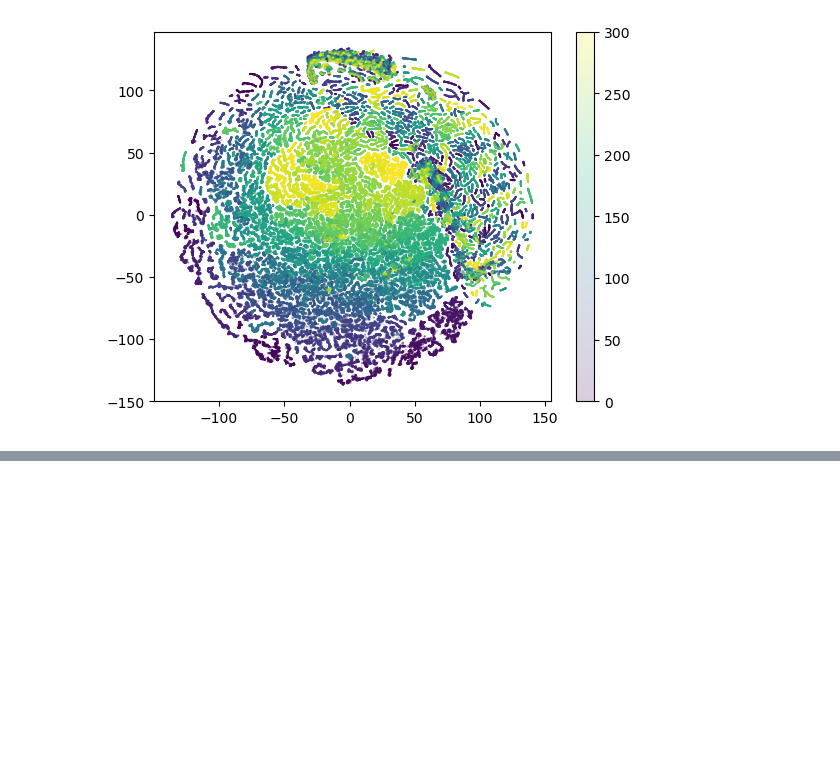
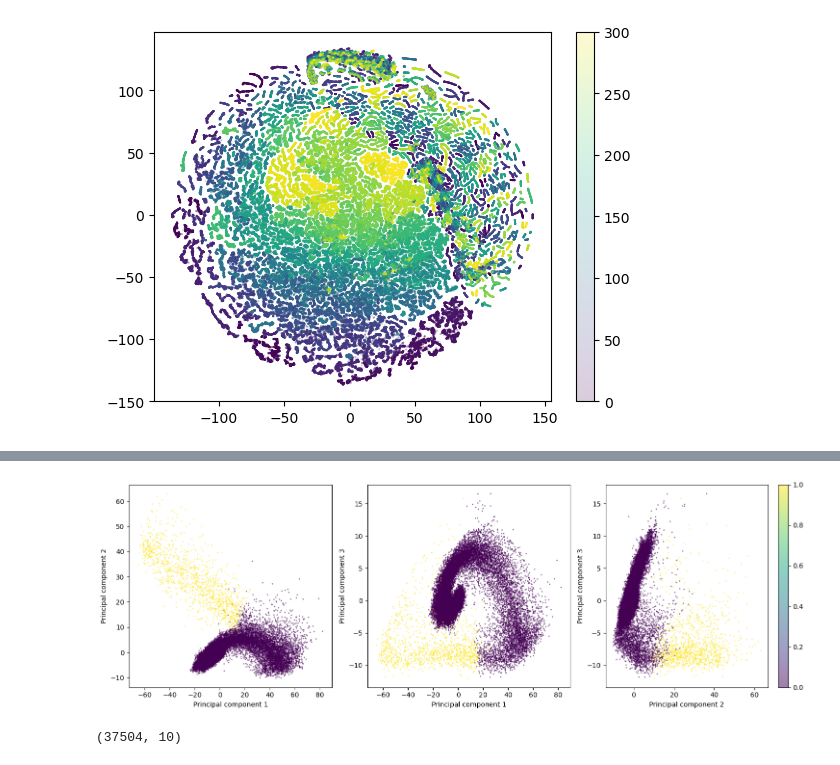
Before and after one commit to mrwun2002/MaxLab_analysis, a Jupyter notebook: tsne_test.ipynb, the cells around one changed output, grey strips where cells are left out. Drawn from its saved outputs; the diff is of its cells as text; code cells hidden in the pictures; blank space fills up the shorter version.

```diff
--- a/tsne_test.ipynb
+++ b/tsne_test.ipynb
@@ -120,0 +121,28 @@ plt.colorbar()
+# %%
+%matplotlib inline
+fig = plt.figure(figsize = (15, 5))
+
+plt.subplot(131)
+
+plt.scatter(X_pca[:, 0], X_pca[:, 1],  s = 1, c = X_isomap[0][:, 1] > 25, alpha = 0.5)
+plt.xlabel('Principal component 1')
+plt.ylabel('Principal component 2')
+
+plt.subplot(132)
+
+plt.scatter(X_pca[:, 0], X_pca[:, 2],  s = 1, c = X_isomap[0][:, 1] > 25, alpha = 0.5)
+plt.xlabel('Principal component 1')
+plt.ylabel('Principal component 3')
+
+plt.subplot(133)
+plt.scatter(X_pca[:, 1], X_pca[:, 2],  s = 1, c = X_isomap[0][:, 1] > 25, alpha = 0.5)
+plt.colorbar()
+plt.xlabel('Principal component 2')
+plt.ylabel('Principal component 3')
+plt.tight_layout()
+plt.show()
+
+print(np.shape(X_pca))
+# %% [output]
+[figure, added]
+(37504, 10)
```
Also changed, not shown: parts of 3 cells of this notebook, 1 other file.
